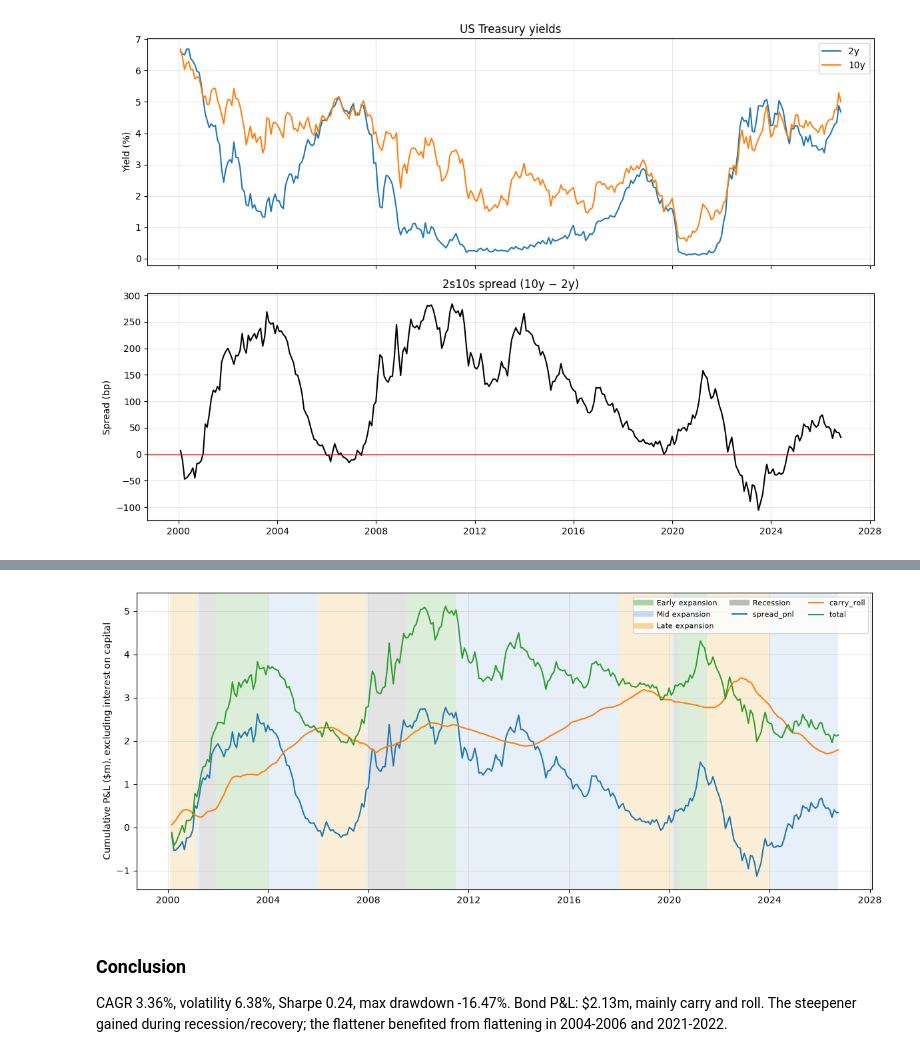
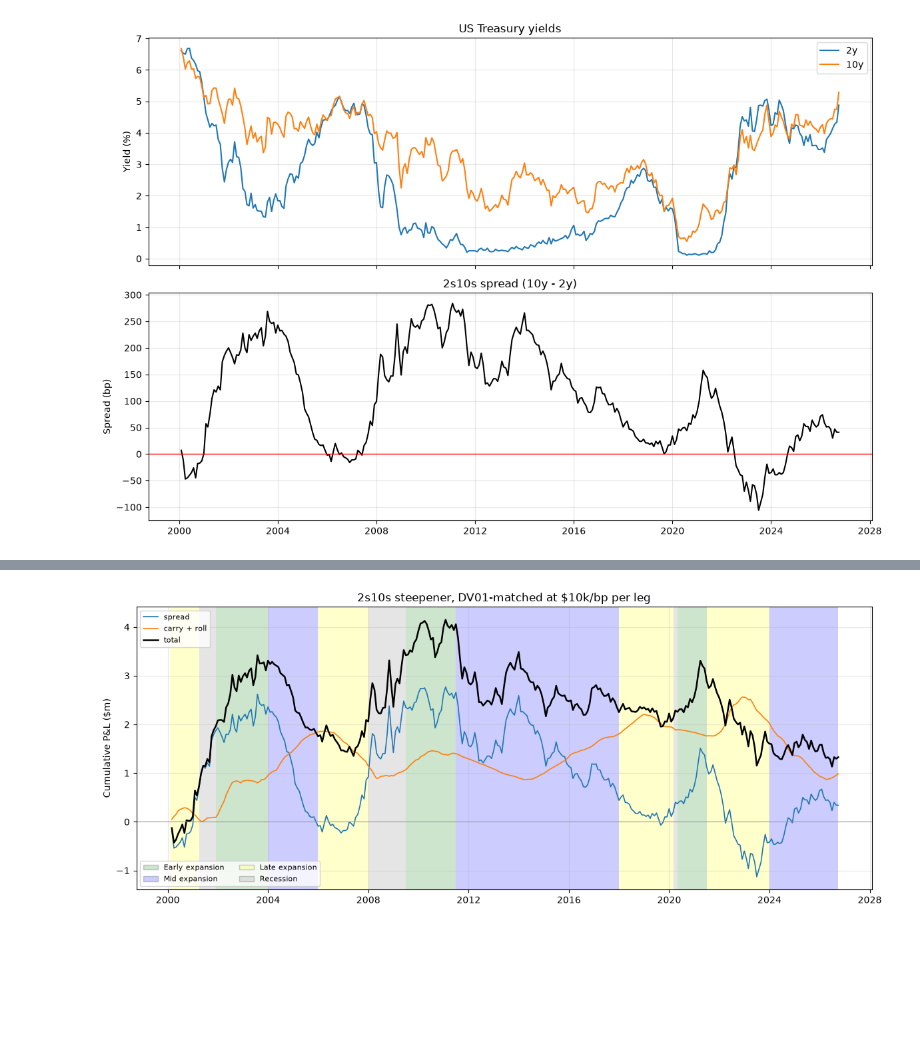
Before and after one commit to GongJr0/asset-allocation-26-27, a Jupyter notebook: Assignment3/task5/HW2_T5.ipynb, the cells around one changed output, grey strips where cells are left out. Cells and saved outputs as stored; diff of their text form; code cells hidden in the pictures; blank space fills up the shorter version.

```diff
--- a/Assignment3/task5/HW2_T5.ipynb
+++ b/Assignment3/task5/HW2_T5.ipynb
@@ -44,14 +45,11 @@ plt.show()
 # %%
 DV01 = 10_000
 yields_m["spread_pnl"] = DV01 * yields_m["spread_bp"].diff()
-yields_m["spread_pnl_cum"] = yields_m["spread_pnl"].cumsum()
 yields_m["roll"] = (DV01 * ((yields_m["DGS2"] - yields_m["DGS1"]) - (yields_m["DGS10"] - yields_m["DGS7"]) / 3) * 100 / 12).shift(1)
-# %%
-yields_m["roll"] = (DV01 * ((yields_m["DGS2"] - yields_m["DGS1"]) - (yields_m["DGS10"] - yields_m["DGS7"]) / 3) * 100 / 12).shift(1)
 # %%
 y2 = yields_m["DGS2"] / 100
 y10 = yields_m["DGS10"] / 100
-r = yields_m["DTB3"] / 100
+r = yields_m["DFF"] / 100
 
 yields_m["notional_2"] = DV01 / ((1 / y2) * (1 - 1 / (1 + y2 / 2) ** 4) * 1e-4)
 yields_m["notional_10"] = DV01 / ((1 / y10) * (1 - 1 / (1 + y10 / 2) ** 20) * 1e-4)
@@ -172,23 +146,40 @@ cycle.round(3)
-# %%
-colors = {"Early expansion": "#a8d5a2", "Mid expansion": "#c4d8ee",
-          "Late expansion": "#f5d69a", "Recession": "#bbbbbb"}
-fig, ax = plt.subplots(figsize=(12, 5))
-for date, phase in p["phase"].items():
-    ax.axvspan(date - pd.offsets.MonthEnd(1), date, color=colors[phase], alpha=0.4, lw=0)
-for phase, color in colors.items():
-    ax.plot([], [], color=color, lw=6, label=phase)
-for name in ["spread_pnl", "carry_roll", "total"]:
-    ax.plot(p.index, p[name].cumsum() / 1e6, label=name)
-ax.set_ylabel("Cumulative P&L ($m), excluding interest on capital")
-ax.legend(ncol=3, fontsize=8)
-ax.grid(alpha=0.3)
-plt.tight_layout()
-plt.savefig("data/spread_and_pnl.png", dpi=150)
-plt.show()
-p.to_csv("data/monthly_backtest.csv")
-# %% [output]
-[figure, removed]
-# %% [markdown]
-### Conclusion
-
-CAGR 3.36%, volatility 6.38%, Sharpe 0.24, max drawdown -16.47%. Bond P&L: $2.13m, mainly carry and roll. The steepener gained during recession/recovery; the flattener benefited from flattening in 2004-2006 and 2021-2022.
+# %%
+PHASE_COLORS = {"Early expansion": "green", "Mid expansion": "blue",
+                "Late expansion": "yellow", "Recession": "gray"}
+
+
+def phase_spans(phases):
+    run = phases.ne(phases.shift()).cumsum()
+    return [(g.index[0] - pd.offsets.MonthEnd(1), g.index[-1], g.iloc[0])
+            for _, g in phases.groupby(run)]
+
+
+def shade_phases(ax, phases):
+    # axvspan loop lifted from `shade_recessions` in task2, generalised to the four phases
+    for start, end, name in phase_spans(phases):
+        ax.axvspan(start, end, color=PHASE_COLORS[name], alpha=0.20, lw=0)
+# %%
+Path("data").mkdir(exist_ok=True)
+fig, ax = plt.subplots(figsize=(12, 5))
+
+shade_phases(ax, phase)
+
+for label, col in [("spread", "spread_pnl"), ("carry + roll", "carry_roll"), ("total", "total_pnl")]:
+    ax.plot(pnl.index, pnl[col].cumsum() / 1e6, label=label,
+            color="black" if col == "total_pnl" else None,
+            linewidth=1.8 if col == "total_pnl" else 1.2)
+
+ax.axhline(0, color="0.6", linewidth=0.8)
+ax.set_ylabel("Cumulative P&L ($m)")
+ax.set_title("2s10s steepener, DV01-matched at $10k/bp per leg")
+ax.grid(alpha=0.3)
+
+series_legend = ax.legend(loc="upper left", fontsize=8)
+ax.add_artist(series_legend)
+ax.legend([plt.Rectangle((0, 0), 1, 1, linewidth=1, edgecolor="black", facecolor=c, alpha=0.20) for c in PHASE_COLORS.values()],
+          list(PHASE_COLORS), loc="lower left", fontsize=8, ncol=2)
+
+plt.tight_layout()
+plt.show()
+# %% [output]
+[figure, added]
```
Also changed, not shown: parts of 15 cells of this notebook, 9 other files.
